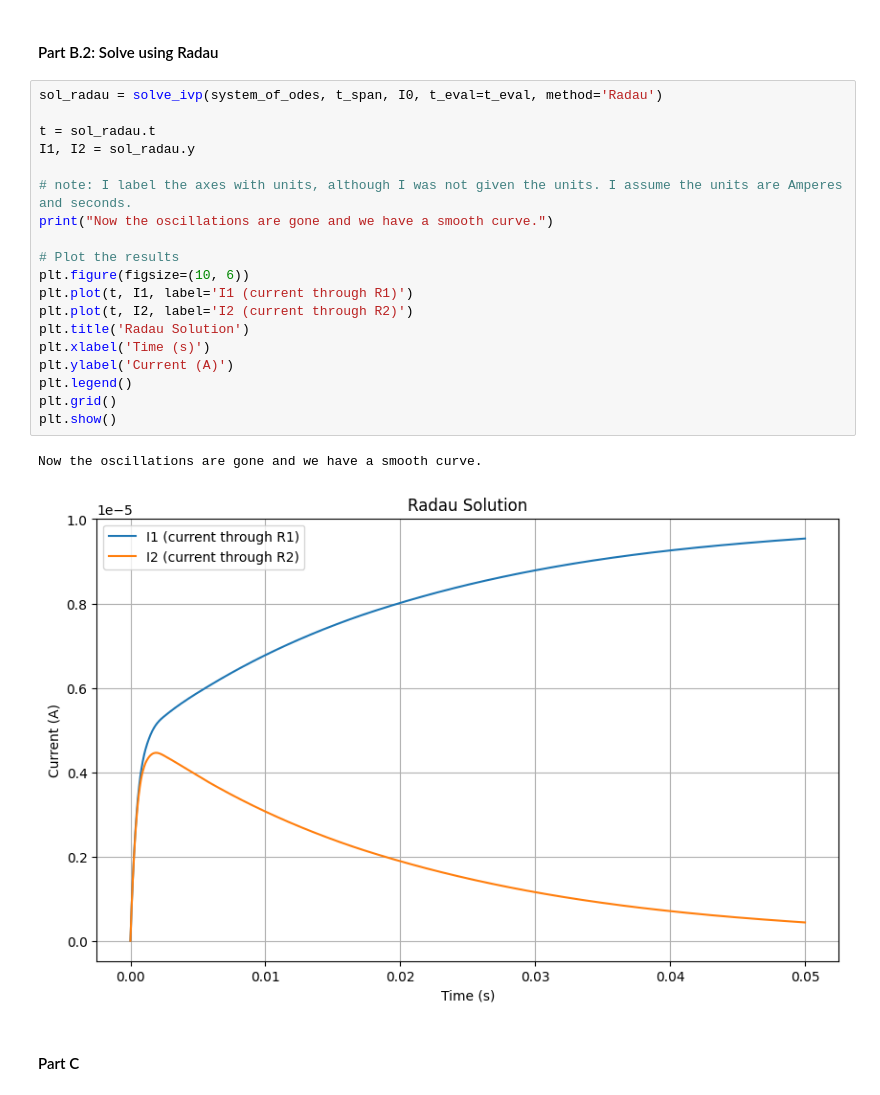
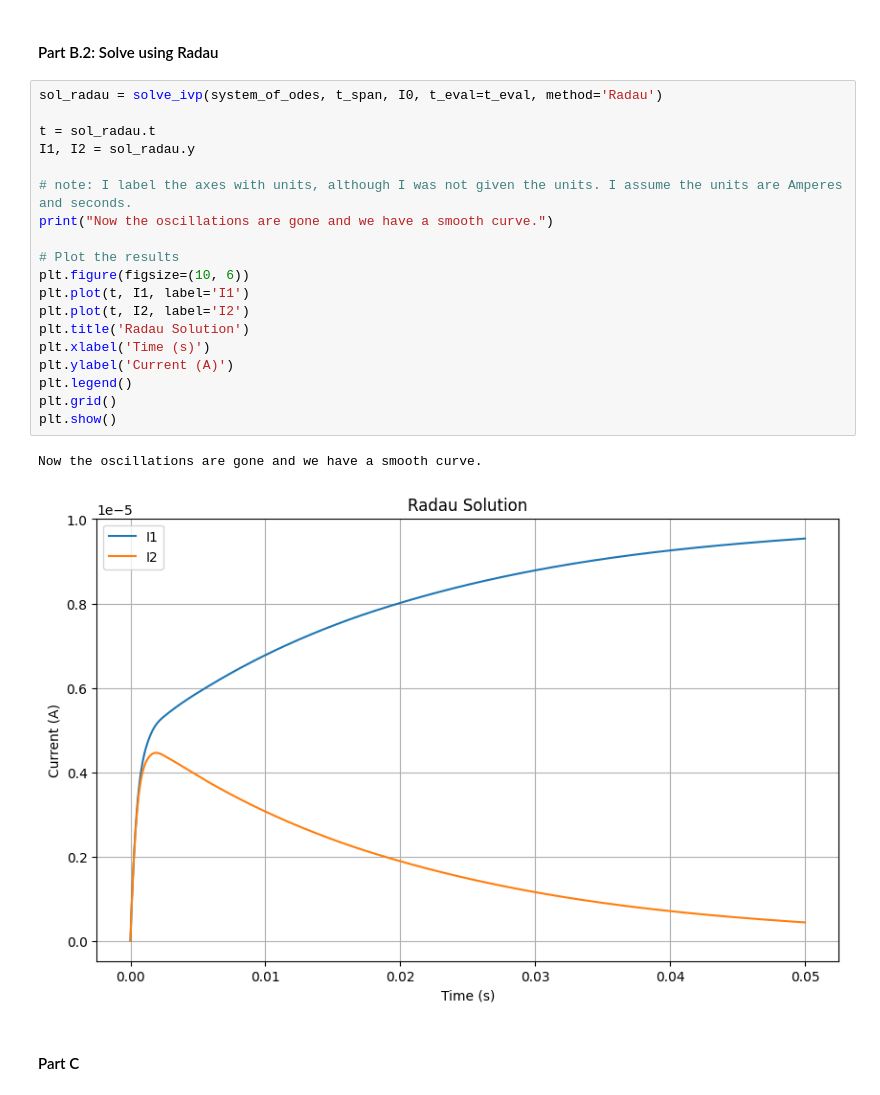
Before and after one commit to GalD101/Numerical-Analysis, a Jupyter notebook: Assignment 6/assignment6.ipynb, the cells around one changed output. Cells and saved outputs as stored; diff of their text form.

Commit message:
updated legend in the graph

```diff
--- a/Assignment 6/assignment6.ipynb
+++ b/Assignment 6/assignment6.ipynb
@@ -206,25 +206,25 @@ The solution is oscillating, which is characteristic for a stiff system.
 # %%
 sol_radau = solve_ivp(system_of_odes, t_span, I0, t_eval=t_eval, method='Radau')
 
 t = sol_radau.t
 I1, I2 = sol_radau.y
 
 # note: I label the axes with units, although I was not given the units. I assume the units are Amperes and seconds.
 print("Now the oscillations are gone and we have a smooth curve.")
 
 # Plot the results
 plt.figure(figsize=(10, 6))
-plt.plot(t, I1, label='I1 (current through R1)')
-plt.plot(t, I2, label='I2 (current through R2)')
+plt.plot(t, I1, label='I1')
+plt.plot(t, I2, label='I2')
 plt.title('Radau Solution')
 plt.xlabel('Time (s)')
 plt.ylabel('Current (A)')
 plt.legend()
 plt.grid()
 plt.show()
 # %% [output]
 Now the oscillations are gone and we have a smooth curve.
-[figure, old version]
+[figure, new version]
 # %% [markdown]
 #### Part C
 # %%
```
